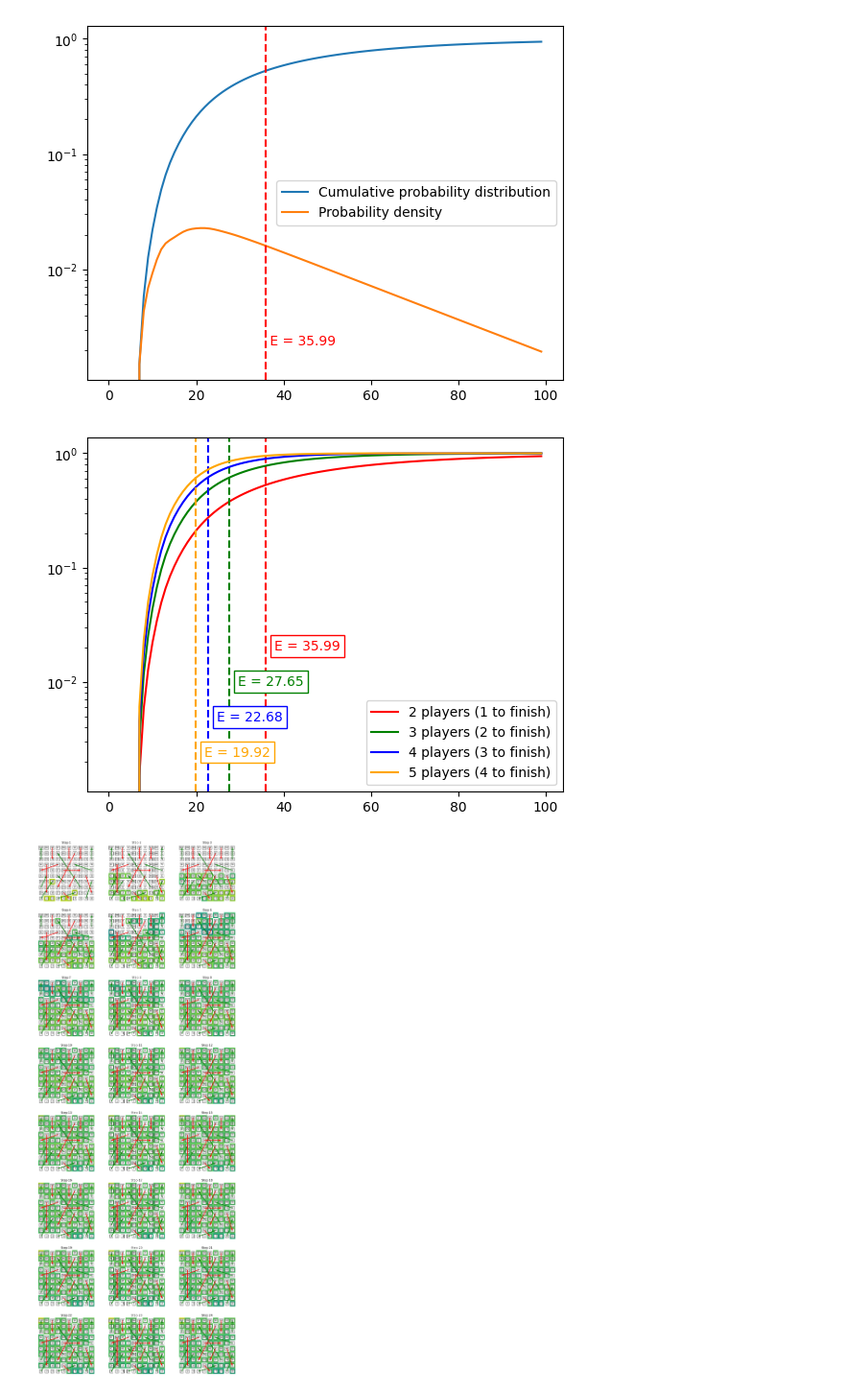
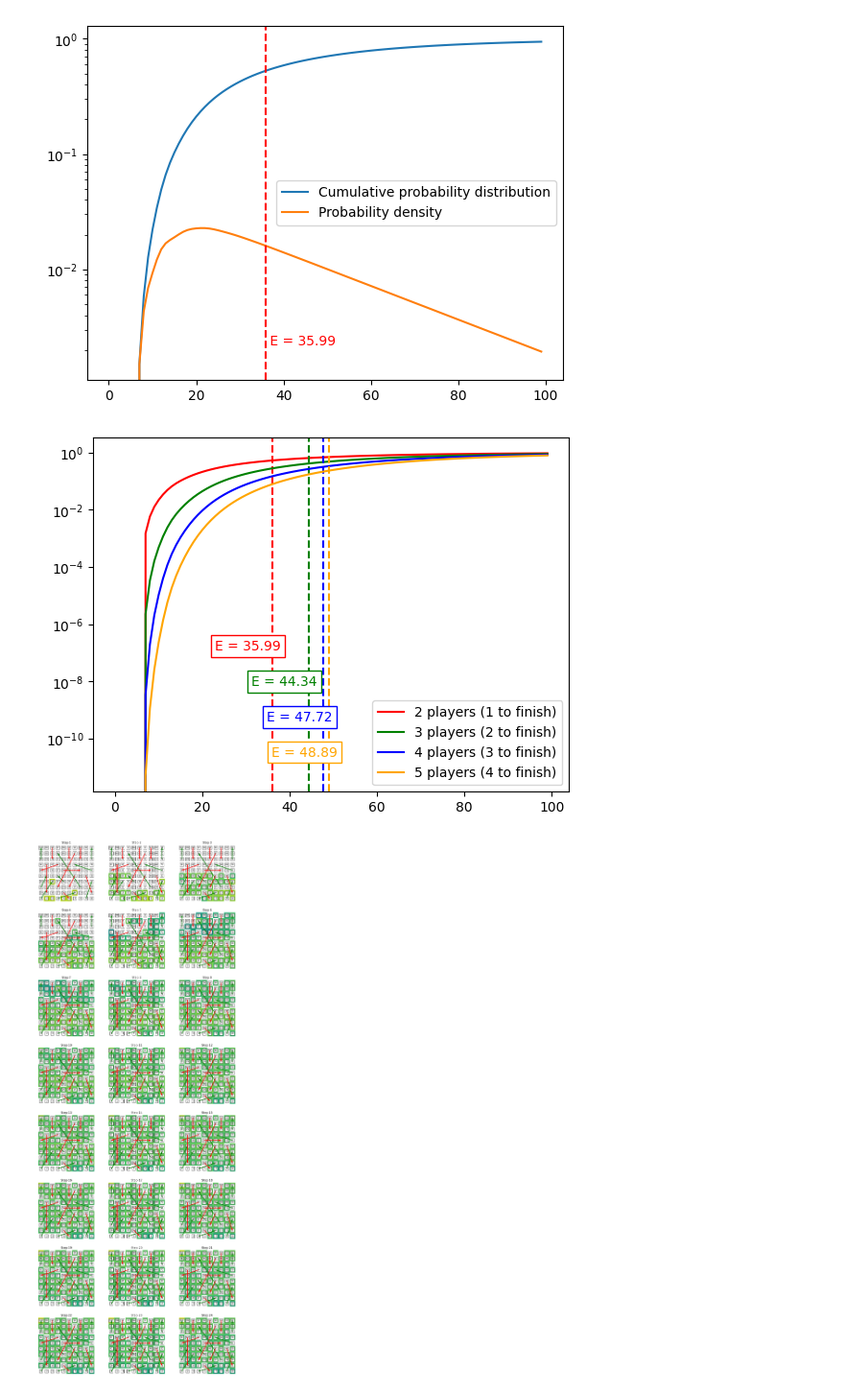
Before and after one commit to mingaleg/snakes_and_ladders_analysis, a Jupyter notebook: analysis.ipynb, the cells around one changed output. Shown at 96% size. Saved outputs shown, nothing was run; the diff lists cells and outputs as text; code cells hidden in the pictures.

Commit message:
Fix n_players_prob: N-1 players should finish, not at least one

```diff
--- a/analysis.ipynb
+++ b/analysis.ipynb
@@ -100,31 +100,32 @@ plt.show()
 # %%
 # Transforms a list of probabilities for 1 player
 # in a list of probs for a game with N players to finish,
 # that is for N-1 players to reach the finish cell (all but the last player).
 def n_players_prob(probs, n):
-    return [(1. - (1.-p)**(n-1)) for p in probs]
+    return [p**(n-1) for p in probs]
 
 fig, ax = plt.subplots()
 trans = ax.get_xaxis_transform()
 
 for n, c in (
     (2, 'red'), (3, 'green'), (4, 'blue'), (5, 'orange')
 ):
     probs = n_players_prob(PROB_TO_FINISH, n)
     plt.semilogy(probs, color=c, label=f"{n} players ({n-1} to finish)")
     E = expexted(prob_density(probs))
     plt.axvline(E, color=c, linestyle='--')
     plt.text(E+2, .6 - .1*n, f'E = {E:.2f}', transform=trans, color=c,
+        horizontalalignment='right',
         bbox={
             'boxstyle': 'square',
             'facecolor': 'white',
             'edgecolor': c,
         })
 
 plt.legend()
 plt.show()
 # %% [output]
-[figure, old version]
+[figure, new version]
 # %%
 import math
 
```
